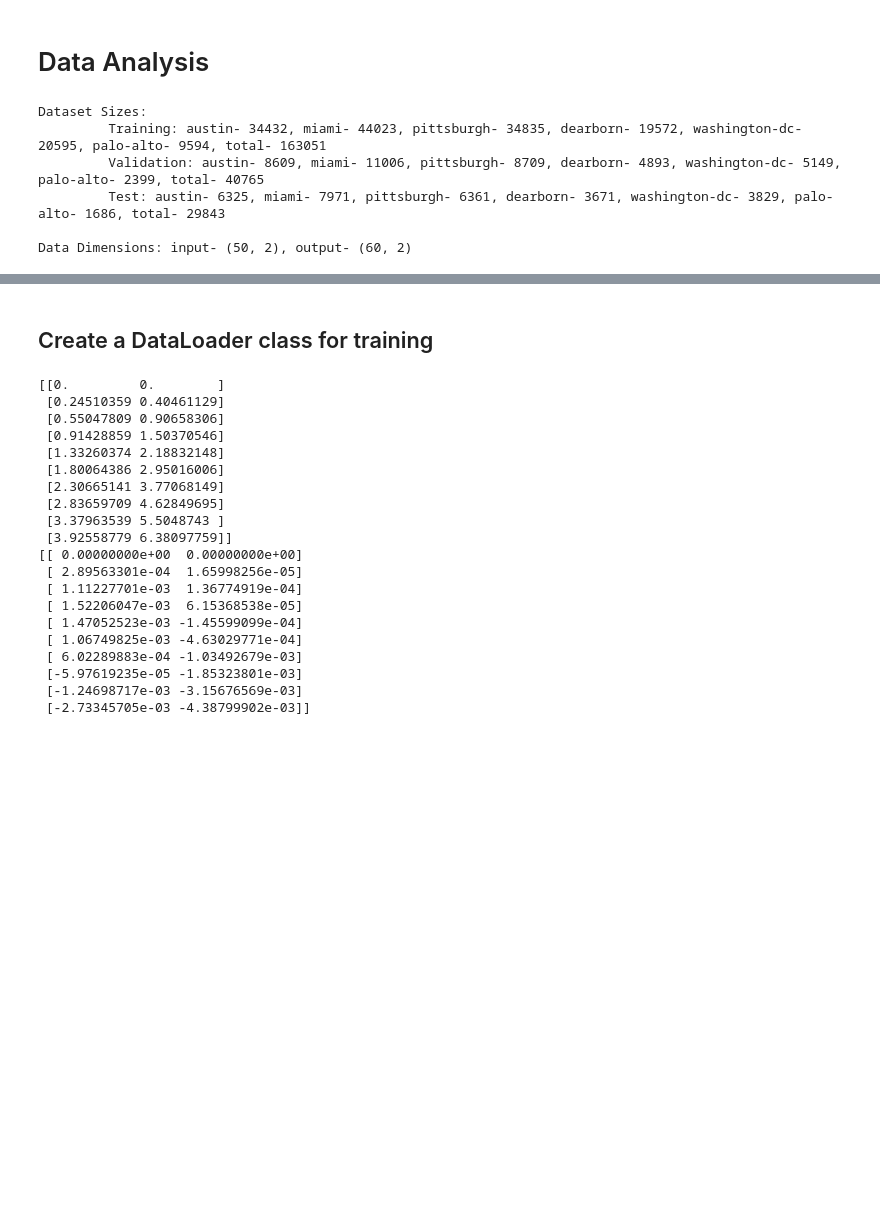
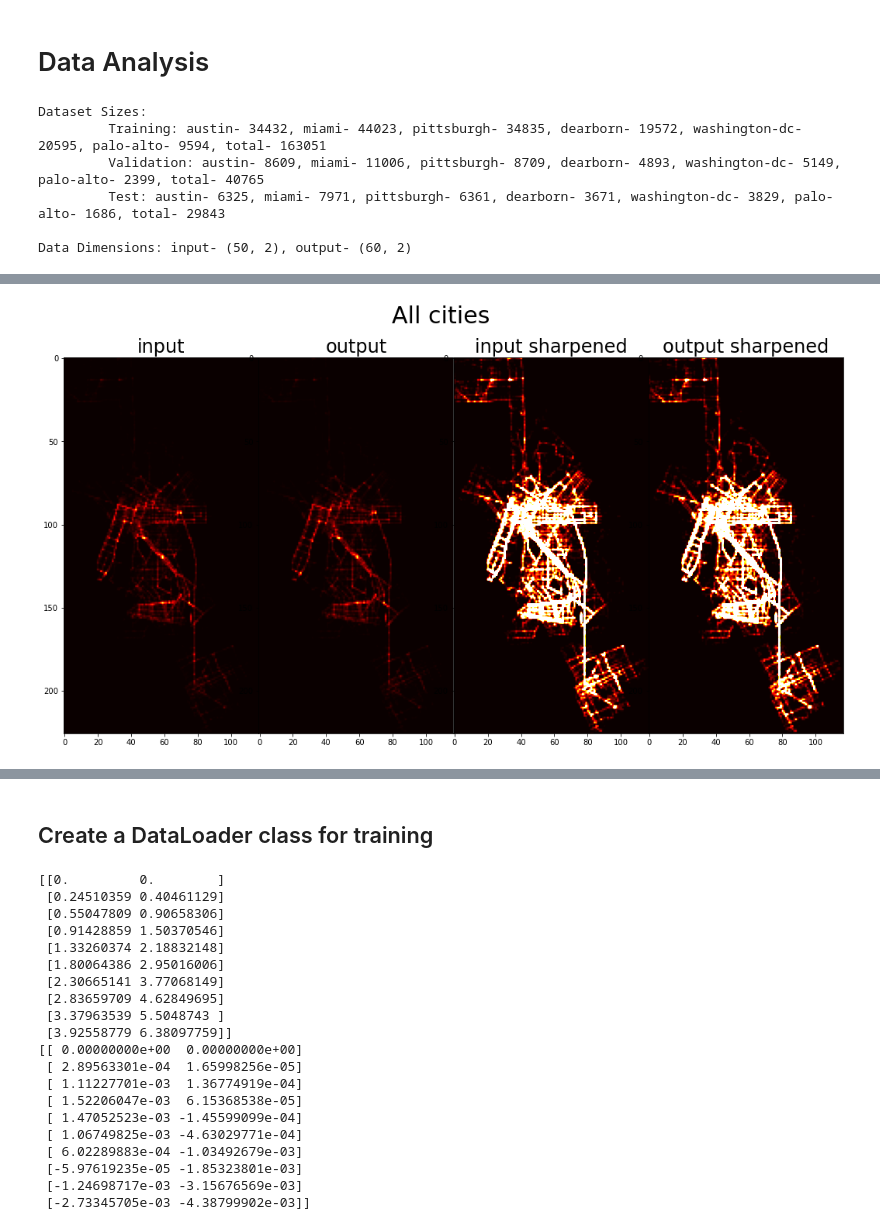
Before and after one commit to brandonho667/151B-WinningProject, a Jupyter notebook: Load_Argo2_Public.ipynb, the cells around one changed output, grey strips where cells are left out. Cells and saved outputs as stored; diff of their text form; code cells hidden in the pictures; blank space fills up the shorter version.

```diff
--- a/Load_Argo2_Public.ipynb
+++ b/Load_Argo2_Public.ipynb
@@ -143,3 +145,88 @@ Dataset Sizes:
          Test: austin- 6325, miami- 7971, pittsburgh- 6361, dearborn- 3671, washington-dc- 3829, palo-alto- 1686, total- 29843
 
 Data Dimensions: input- (50, 2), output- (60, 2)
+# %%
+# Get heatmap bounds
+max_x = float("-inf")
+min_x = float("inf")
+max_y = float("-inf")
+min_y = float("inf")
+
+max_xn = float("-inf")
+min_xn = float("inf")
+max_yn = float("-inf")
+min_yn = float("inf")
+for datasets in [train_datasets, val_datasets]:
+    for dataset in datasets:
+        for i in range(len(dataset)):
+            inp, out = dataset[i]
+            max_x = max([max_x, np.max(inp[:, 0]), np.max(out[:, 0])])
+            min_x = min([min_x, np.min(inp[:, 0]), np.min(out[:, 0])])
+            max_y = max([max_y, np.max(inp[:, 1]), np.max(out[:, 1])])
+            min_y = min([min_y, np.min(inp[:, 1]), np.min(out[:, 1])])
+
+            inpn, outn = inp-inp[0], out-inp[0]
+            max_xn = max([max_xn, np.max(inpn[:, 0]), np.max(outn[:, 0])])
+            min_xn = min([min_xn, np.min(inpn[:, 0]), np.min(outn[:, 0])])
+            max_yn = max([max_yn, np.max(inpn[:, 1]), np.max(outn[:, 1])])
+            min_yn = min([min_yn, np.min(inpn[:, 1]), np.min(outn[:, 1])])
+max_x, min_x, max_y, min_y = int(max_x)+1, int(min_x)-1, int(max_y)+1, int(min_y)-1
+max_xn, min_xn, max_yn, min_yn = int(max_xn)+1, int(min_xn)-1, int(max_yn)+1, int(min_yn)-1
+
+# Generate heatmaps for training data
+factor = 100
+# group together non-normed positions into factorXfactor chunks in order to generate more informative heat map
+inp_heatmap_list = [np.zeros((int(max_x - min_x)//factor+1, int(max_y - min_y)//factor+1)) \
+                   for _ in datasets]
+out_heatmap_list = [np.zeros((int(max_x - min_x)//factor+1, int(max_y - min_y)//factor+1)) \
+                   for _ in datasets]
+
+inpn_heatmap_list = [np.zeros((max_xn - min_xn + 1, max_yn - min_yn + 1)) \
+                   for _ in datasets]
+outn_heatmap_list = [np.zeros((max_xn - min_xn + 1, max_yn - min_yn + 1)) \
+                   for _ in datasets]
+for datasets in [train_datasets, val_datasets]:
+    for dataset, inp_heatmap, out_heatmap, inpn_heatmap, outn_heatmap in \
+        zip(datasets, inp_heatmap_list, out_heatmap_list, inpn_heatmap_list, outn_heatmap_list):
+        for i in range(len(dataset)):
+            inp, out = dataset[i]
+            inp, out = np.rint(inp).astype(int), np.rint(out).astype(int)
+            inp_heatmap[(inp[:, 0] - min_x)//factor, (inp[:, 1] - min_y)//factor] += 1
+            out_heatmap[(out[:, 0] - min_x)//factor, (out[:, 1] - min_y)//factor] += 1
+
+            inpn, outn = (inp-inp[0]).astype(int), (out-inp[0]).astype(int)
+            inpn_heatmap[inpn[:, 0] - min_xn, inpn[:, 1] - min_yn] += 1
+            outn_heatmap[outn[:, 0] - min_xn, outn[:, 1] - min_yn] += 1
+
+# Get and display combined heatmap
+print("------------------------------------GLOBAL POSITION HEATMAPS--------------------------------------")
+fig, axs = plt.subplots(1,4, figsize=(18, 9), facecolor='w', edgecolor='k')
+fig.subplots_adjust(hspace = .5, wspace=.001)
+fig.suptitle("All cities", fontsize=30)
+inp_heatmap = sum(inp_heatmap_list)
+out_heatmap = sum(out_heatmap_list)
+axs[0].set_title("input", fontsize=24)
+axs[0].imshow(inp_heatmap, cmap="hot")
+axs[1].set_title("output", fontsize=24)
+axs[1].imshow(out_heatmap, cmap="hot")
+# add a ceiling to the maximum value to generate "sharpened" heat map
+sharpener = 50
+axs[2].set_title("input sharpened", fontsize=24)
+axs[2].imshow(inp_heatmap, vmax=sharpener, cmap="hot")
+axs[3].set_title("output sharpened", fontsize=24)
+axs[3].imshow(out_heatmap, vmax=sharpener, cmap="hot")
+
+# display heatmap for each city
+for i, name in enumerate(cities):
+    fig, axs = plt.subplots(1,4, figsize=(18, 9), facecolor='w', edgecolor='k')
+    fig.subplots_adjust(hspace = .5, wspace=.001)
+    fig.suptitle(name, fontsize=30)
+    axs[0].set_title("input", fontsize=24)
+    axs[0].imshow(inp_heatmap_list[i], cmap="hot")
+    axs[1].set_title("output", fontsize=24)
+    axs[1].imshow(out_heatmap_list[i], cmap="hot")
+    axs[2].set_title("input sharpened", fontsize=24)
+    axs[2].imshow(inp_heatmap_list[i], vmax = sharpener, cmap="hot")
+    axs[3].set_title("output sharpened", fontsize=24)
+    axs[3].imshow(out_heatmap_list[i], vmax=sharpener, cmap="hot")
+# %% [output]
@@ -145,0 +234 @@ Data Dimensions: input- (50, 2), output- (60, 2)
+[figure, added]
```
Also changed, not shown: parts of 4 cells of this notebook.
